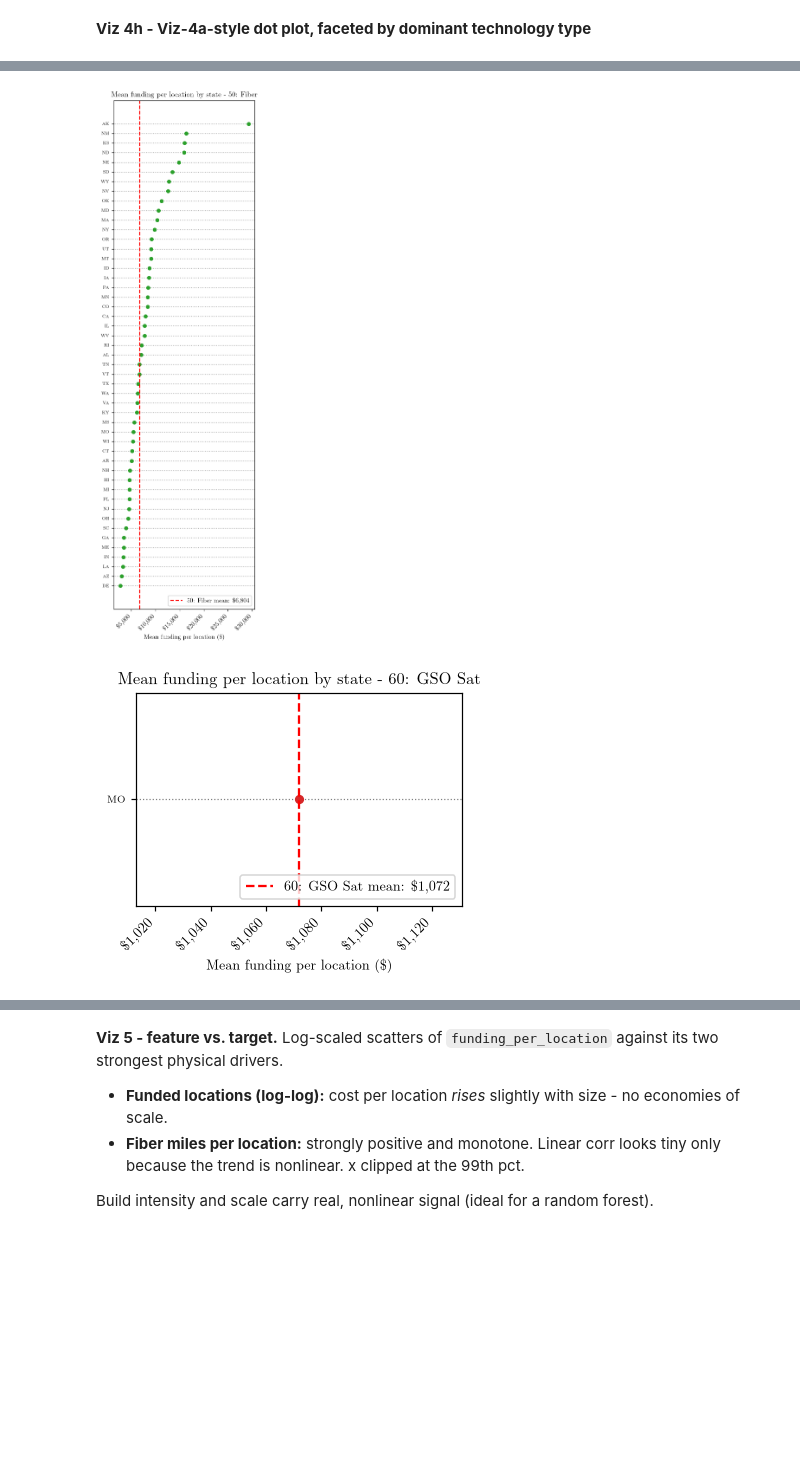
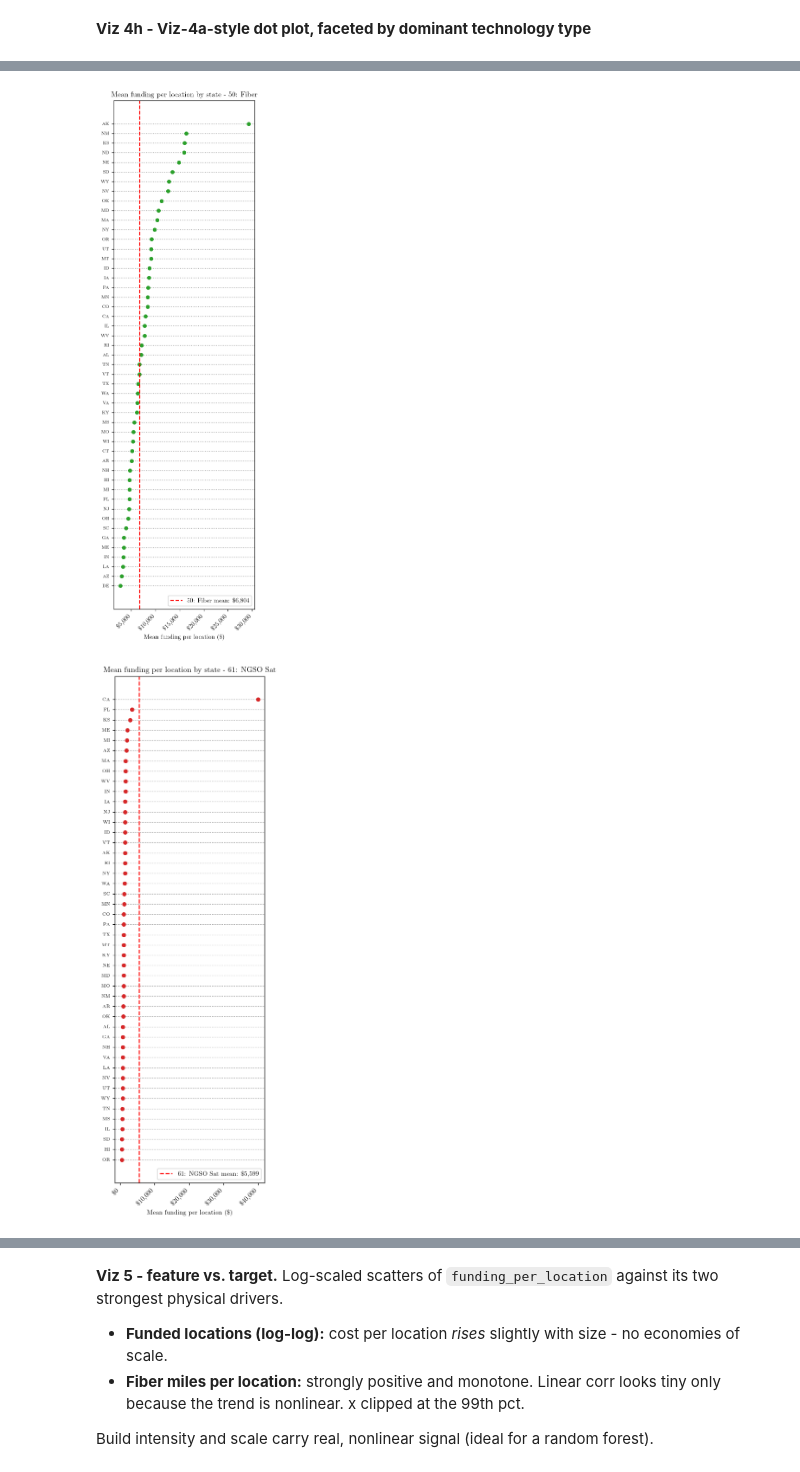
Before and after one commit to yusunnyf/bead_funding_predictor, a Jupyter notebook: eda/bead_eda_cai.ipynb, the cells around one changed output, grey strips where cells are left out. Saved outputs shown, nothing was run; the diff lists cells and outputs as text; code cells hidden in the pictures; blank space fills up the shorter version.

```diff
--- a/eda/bead_eda_cai.ipynb
+++ b/eda/bead_eda_cai.ipynb
@@ -568,8 +568,11 @@ plt.show()
 **Viz 4h - Viz-4a-style dot plot, faceted by dominant technology type**
 # %%
 # Viz 4h - Viz-4a-style dot plot, one separate figure per dominant technology type
-tech_labels = {0:'0: Unknown',10:'10: DSL',40:'40: Coax/HFC',50:'50: Fiber',60:'60: GSO Sat',
-               61:'61: NGSO Sat',70:'70: Unlic FW',71:'71: Lic FW',72:'72: LBR FW'}
+
+tech_labels = {0:'0: Unknown',10:'10: DSL',40:'40: Coax/HFC',50:'50: Fiber',60:'61: NGSO Sat',
+               61:'61: NGSO Sat',70:'71: Fixed Wireless',71:'71: Fixed Wireless',72:'71: Fixed Wireless'}
+
+
 
 th = eda.copy()
 th['tech_name'] = th['dominant_technology'].map(tech_labels).fillna('Other')
@@ -610,31 +613,31 @@ def dollar_xticks(ax):
 for idx, t in enumerate(techs, start=1):
     sub = (grp[grp['tech_name'] == t]
              .sort_values('mean', ascending=False)
              .reset_index(drop=True))
     states = sub['state'].tolist()
     y = range(len(states))
     tech_mean = th.loc[th['tech_name'] == t, 'funding_per_location'].mean()
 
     height = max(3.0, 0.22 * len(states) + 1.0)
     plt.figure(figsize=(3.5, height))
     ax = plt.gca()
     for yi in y:
         ax.axhline(yi, color='gray', linestyle=':', linewidth=0.8, zorder=0)
     plt.plot(sub['mean'], y, 'o', color=palette[t], markersize=5, zorder=2)
     plt.yticks(list(y), states, fontsize=6)
     plt.gca().invert_yaxis()
     plt.axvline(tech_mean, color='red', linestyle='--', label=f'{t} mean: \${tech_mean:,.0f}')
     plt.xlabel(r'Mean funding per location (\$)')
     dollar_xticks(ax)
     plt.legend(loc='lower right')
     plt.title(f'Mean funding per location by state - {t}')
     plt.tight_layout()
     tag = to_roman(idx)
     plt.savefig(f'plots_cai/viz_4h_{tag}_eda_state_{t.lower().replace(" ", "_").replace("/", "_")}',
                 dpi=300, bbox_inches='tight')
     plt.show()
 # %% [output]
 [figure]
 [figure]
 [figure]
-[figure, old version]
+[figure, new version]
```
Also changed, not shown: parts of 4 cells of this notebook, 5 other files.
